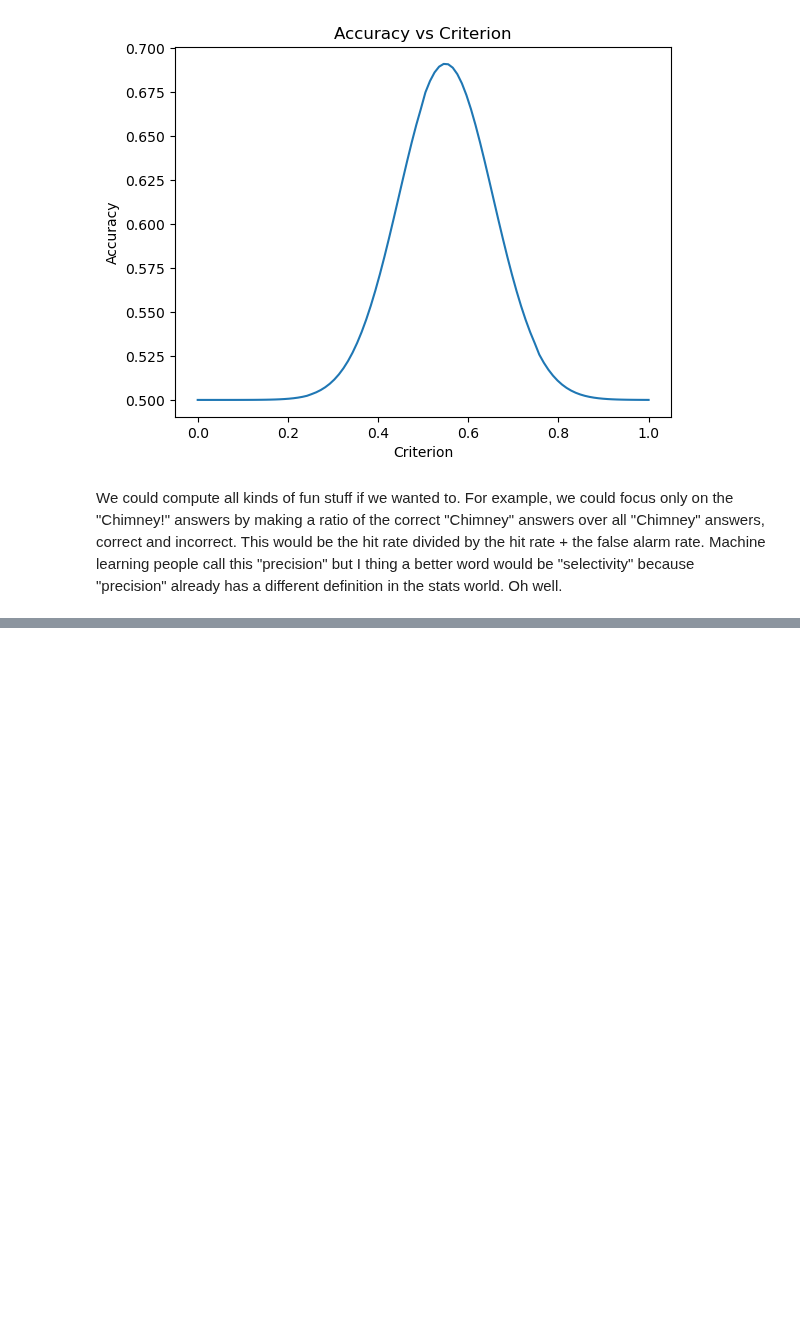
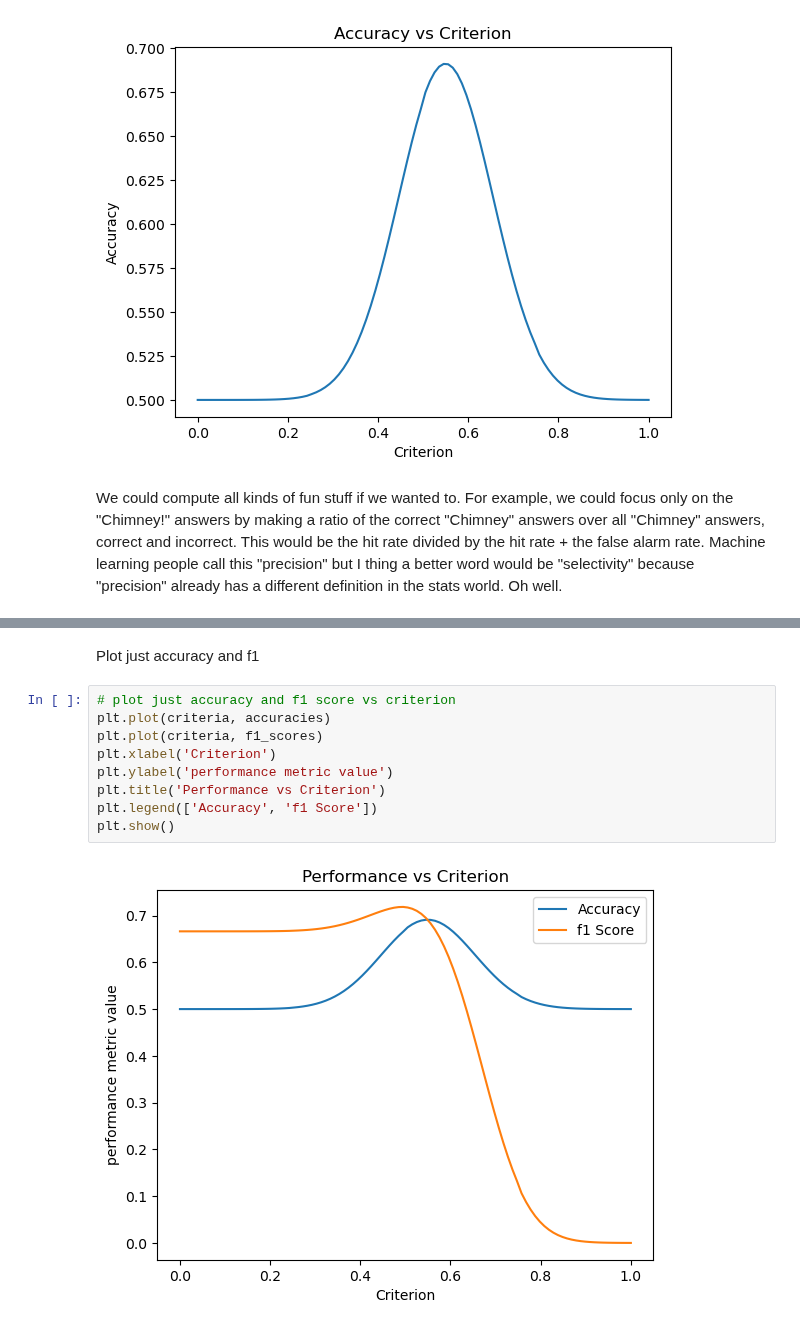
Before and after one commit to psychdatascience/FDS-CourseTwo, a Jupyter notebook: Other/ConfusionMatrix/confusion_matrix.ipynb, the cells around one changed output, grey strips where cells are left out. Drawn from its saved outputs; the diff is of its cells as text; blank space fills up the shorter version.

```diff
--- a/Other/ConfusionMatrix/confusion_matrix.ipynb
+++ b/Other/ConfusionMatrix/confusion_matrix.ipynb
@@ -398,0 +501,13 @@ NameError: name 'np' is not defined
+# %% [markdown]
+Plot just accuracy and f1
+# %%
+# plot just accuracy and f1 score vs criterion
+plt.plot(criteria, accuracies)
+plt.plot(criteria, f1_scores)
+plt.xlabel('Criterion')
+plt.ylabel('performance metric value')
+plt.title('Performance vs Criterion')
+plt.legend(['Accuracy', 'f1 Score'])
+plt.show()
+# %% [output]
+[figure, added]
```
Also changed, not shown: parts of 8 cells of this notebook.
